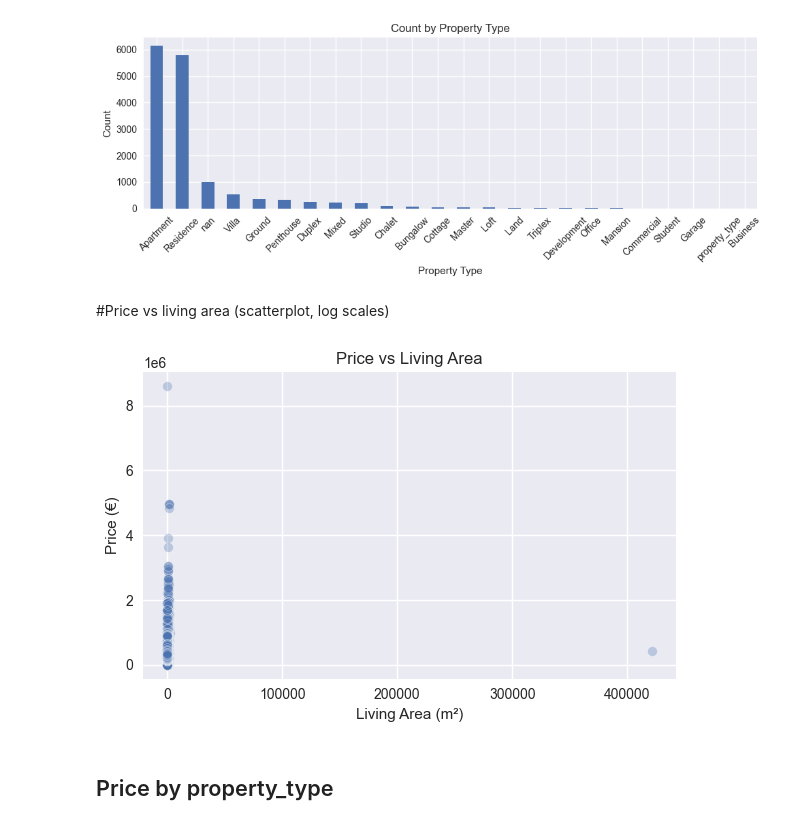
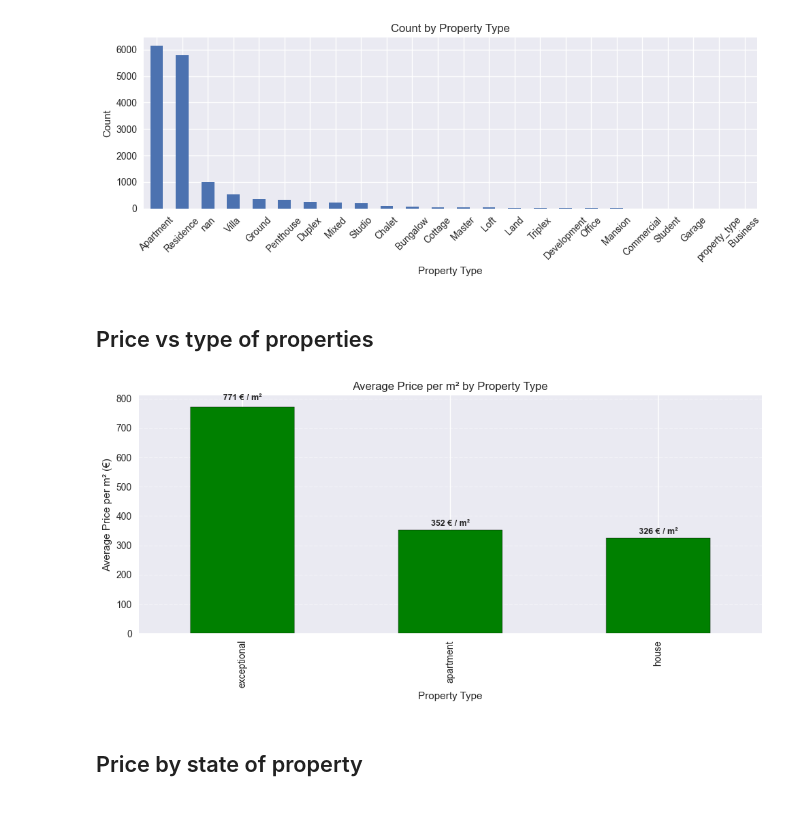
Before and after one commit to Hamideh-B-H/immo-eliza-team-horses-analysis, a Jupyter notebook: analysis/welde/data-cleaning.ipynb, the cells around one changed output. Cells and saved outputs as stored; diff of their text form; code cells hidden in the pictures.

```diff
--- a/analysis/welde/data-cleaning.ipynb
+++ b/analysis/welde/data-cleaning.ipynb
@@ -891,18 +854,59 @@ if "property_type" in df_analysis.columns:
 # %% [output]
 [figure]
 # %% [markdown]
-#Price vs living area (scatterplot, log scales)
+## Price vs type of properties
 # %%
-if {"price", "living_area"}.issubset(df_analysis.columns):
-    plt.figure(figsize=(6,4))
-    sns.scatterplot(data=df_analysis, x="living_area", y="price", alpha=0.3)
-    plt.title("Price vs Living Area")
-    plt.xlabel("Living Area (m²)")
-    plt.ylabel("Price (€)")
+import pandas as pd
+import matplotlib.pyplot as plt
+
+# Ensure required columns exist
+if "property_type_name" in df_clean.columns and "price_per_m2" in df_clean.columns:
+
+    # Clean property type values
+    df_clean["property_type_name"] = (
+        df_clean["property_type_name"]
+        .astype("string")
+        .str.strip()
+    )
+
+    # Convert price_per_m2 to numeric just in case
+    df_clean["price_per_m2"] = pd.to_numeric(df_clean["price_per_m2"], errors="coerce")
+
+    # Compute average price per m2 per property type
+    avg_ppm2_per_type = (
+        df_clean.groupby("property_type_name", observed=False)["price_per_m2"]
+        .mean()
+        .dropna()
+        .sort_values(ascending=False)
+    )
+
+    # ------------------------------
+    # PLOT: Average Price per m² by Type
+    # ------------------------------
+    plt.figure(figsize=(10,5))
+    ax = avg_ppm2_per_type.plot(kind="bar", color="green", edgecolor="black")
+
+    plt.title("Average Price per m² by Property Type")
+    plt.xlabel("Property Type")
+    plt.ylabel("Average Price per m² (€)")
+    plt.grid(axis="y", linestyle="--", alpha=0.4)
+
+    # Add labels on bars
+    for i, value in enumerate(avg_ppm2_per_type.values):
+        ax.text(
+            i,
+            value * 1.02,
+            f"{value:,.0f} € / m²",
+            ha="center",
+            va="bottom",
+            fontsize=9,
+            fontweight="bold"
+        )
+
     plt.tight_layout()
     plt.show()
 # %% [output]
-[figure, old version]
+[figure, new version]
 # %% [markdown]
-## Price by property_type
+## Price by state of property
 # %%
```
Also changed, not shown: parts of 29 cells of this notebook, 1 other file.
